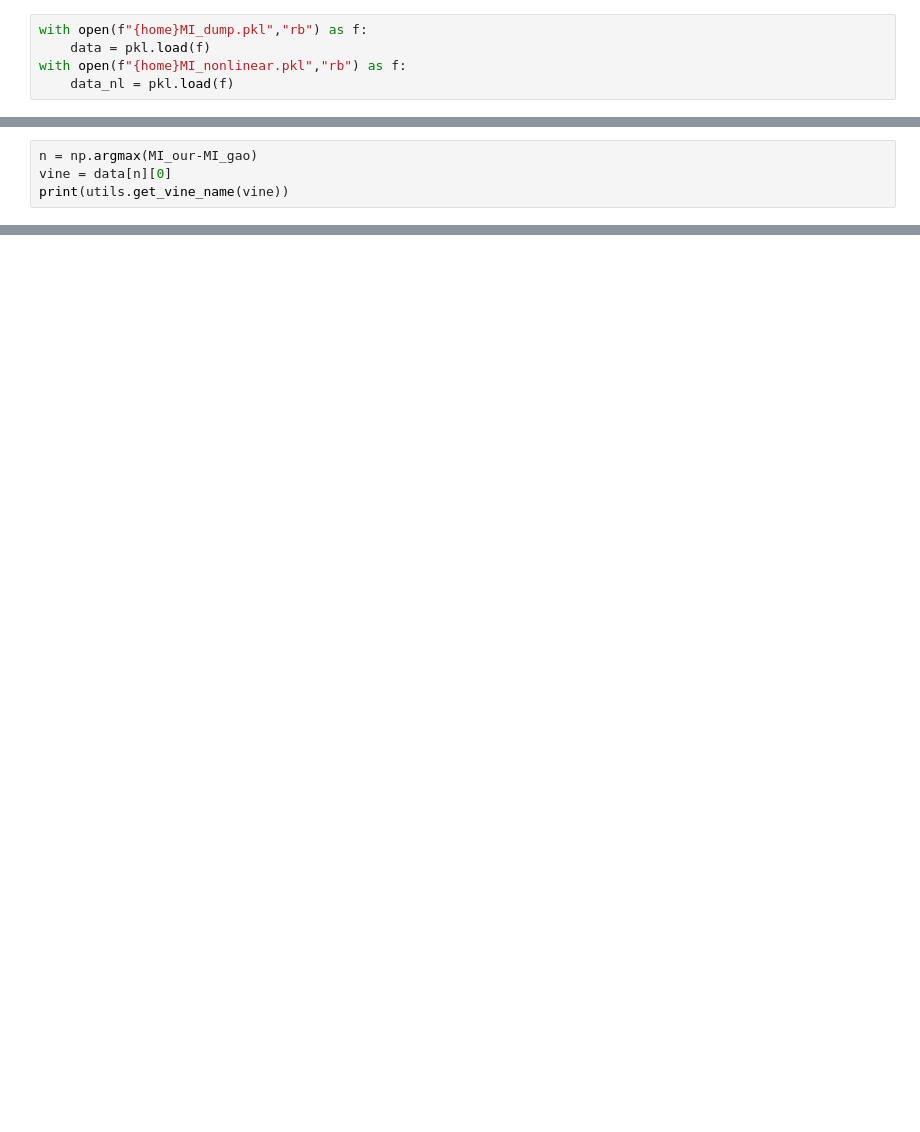
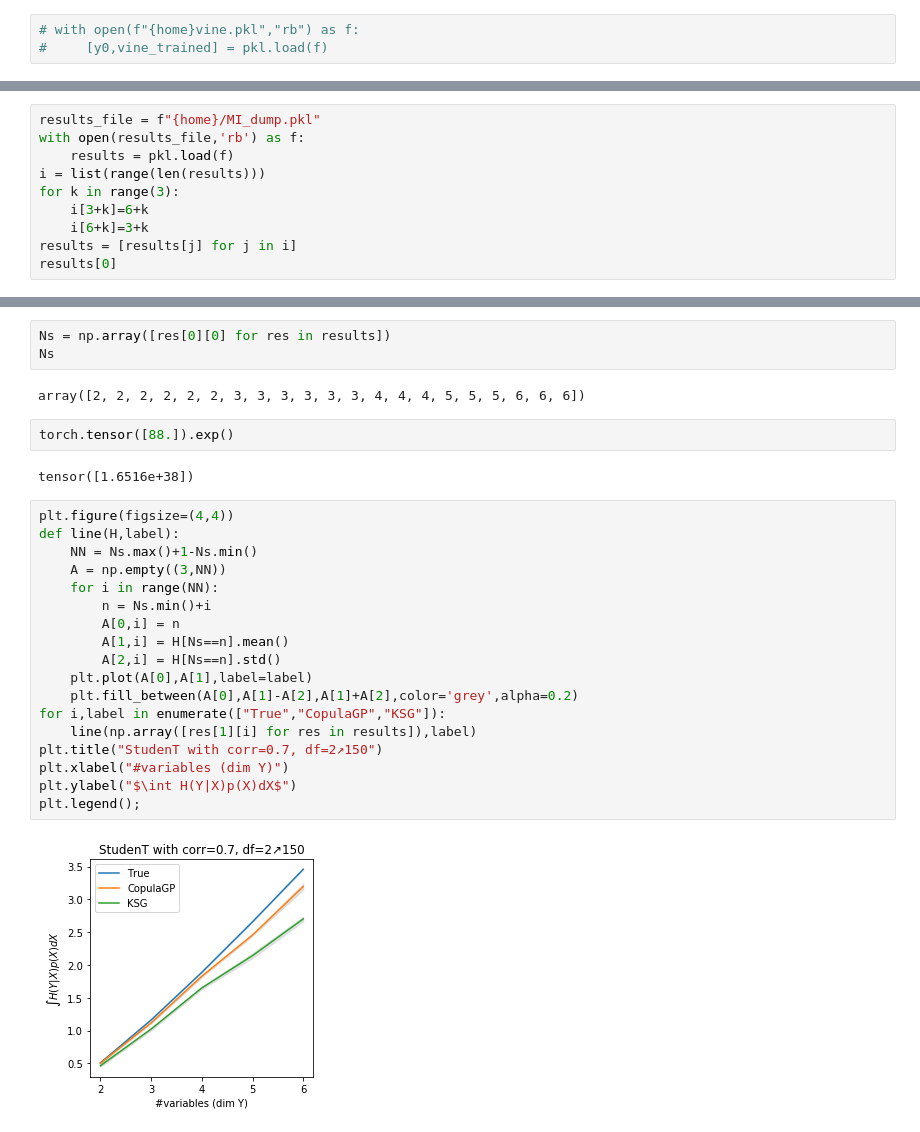
Before and after one commit to NinelK/CopulaGP, a Jupyter notebook: notebooks/vine/Benchmark.ipynb, the cells around one changed output, grey strips where cells are left out. Drawn from its saved outputs; the diff is of its cells as text; blank space fills up the shorter version.

Commit message:
[skip travis] Add benchmark on a Student T distribution
Add student T distribution
Compare to KSG, Mixed_KSG and MINE estimators
Minor fix: clamp probabilities in vine stimMI

```diff
--- a/notebooks/vine/Benchmark.ipynb
+++ b/notebooks/vine/Benchmark.ipynb
@@ -10,5 +97,3 @@ import utils
 # %%
-with open(f"{home}MI_dump.pkl","rb") as f:
-    data = pkl.load(f)
-with open(f"{home}MI_nonlinear.pkl","rb") as f:
-    data_nl = pkl.load(f)
+# with open(f"{home}vine.pkl","rb") as f:
+#     [y0,vine_trained] = pkl.load(f)
@@ -49,4 +99,0 @@ plt.ylabel('Our H - Gao H');
-# %%
-n = np.argmax(MI_our-MI_gao)
-vine = data[n][0]
-print(utils.get_vine_name(vine))
@@ -80,0 +112,10 @@ array([ 0.55018925, -1.48082153])
+# %%
+results_file = f"{home}/MI_dump.pkl"
+with open(results_file,'rb') as f:
+    results = pkl.load(f)
+i = list(range(len(results)))
+for k in range(3):
+    i[3+k]=6+k
+    i[6+k]=3+k
+results = [results[j] for j in i]
+results[0]
@@ -80,0 +139,29 @@ array([ 0.55018925, -1.48082153])
+# %%
+Ns = np.array([res[0][0] for res in results])
+Ns
+# %% [output]
+array([2, 2, 2, 2, 2, 2, 3, 3, 3, 3, 3, 3, 4, 4, 4, 5, 5, 5, 6, 6, 6])
+# %%
+torch.tensor([88.]).exp()
+# %% [output]
+tensor([1.6516e+38])
+# %%
+plt.figure(figsize=(4,4))
+def line(H,label):
+    NN = Ns.max()+1-Ns.min()
+    A = np.empty((3,NN))
+    for i in range(NN):
+        n = Ns.min()+i
+        A[0,i] = n
+        A[1,i] = H[Ns==n].mean()
+        A[2,i] = H[Ns==n].std()
+    plt.plot(A[0],A[1],label=label)
+    plt.fill_between(A[0],A[1]-A[2],A[1]+A[2],color='grey',alpha=0.2)
+for i,label in enumerate(["True","CopulaGP","KSG"]):
+    line(np.array([res[1][i] for res in results]),label)
+plt.title("StudenT with corr=0.7, df=2↗150")
+plt.xlabel("#variables (dim Y)")
+plt.ylabel("$\int H(Y|X)p(X)dX$")
+plt.legend();
+# %% [output]
+[figure, added]
```
Also changed, not shown: parts of 20 cells of this notebook, 7 other files.
